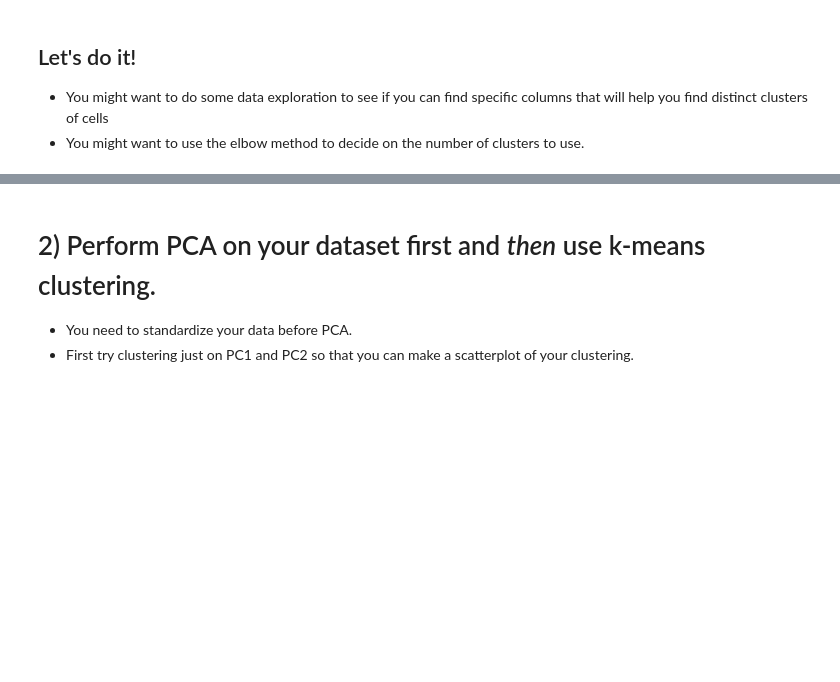
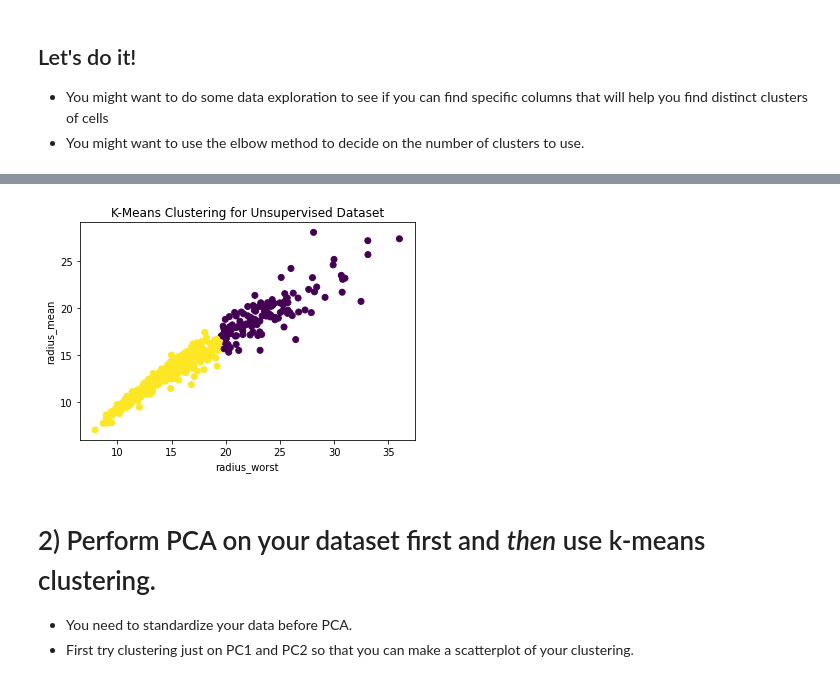
Before and after one commit to karlmanalo/DS-Unit-1-Sprint-3-Linear-Algebra, a Jupyter notebook: module4-clustering/LS_DS_134_Clustering_Assignment.ipynb, the cells around one changed output, grey strips where cells are left out. Cells and saved outputs as stored; diff of their text form; code cells hidden in the pictures; blank space fills up the shorter version.

```diff
--- a/module4-clustering/LS_DS_134_Clustering_Assignment.ipynb
+++ b/module4-clustering/LS_DS_134_Clustering_Assignment.ipynb
@@ -119,0 +172,11 @@ df_test.head()
+# %%
+# Instantiating kmeans for k=2 clusters.
+kmeans = KMeans(2)
+
+# Fitting kmeans instantiation to matrix X
+kmeans.fit(X)
+
+# Creating new column on df_unsupervised with closest clusters labeled
+df_unsupervised['labels'] = kmeans.labels_
+
+df_unsupervised.head()
@@ -120,3 +190,11 @@ df_test.head()
+# %%
+plt.scatter(df_unsupervised['radius_worst'], df_unsupervised['radius_mean'], c=df_unsupervised['labels'])
+plt.title("K-Means Clustering for Unsupervised Dataset")
+plt.xlabel("radius_worst")
+plt.ylabel("radius_mean")
+plt.show()
+# %% [output]
+[figure, added]
 # %% [markdown]
 # 2) Perform PCA on your dataset first and *then* use k-means clustering.
 
```
Also changed, not shown: parts of 38 cells of this notebook.
